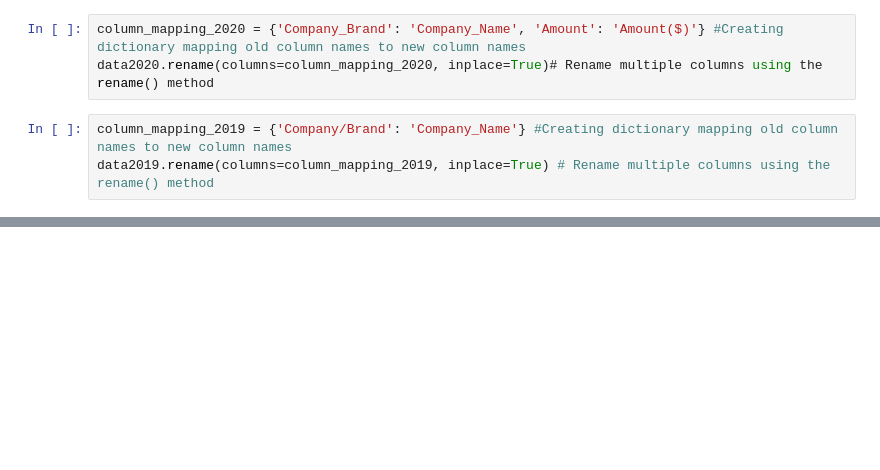
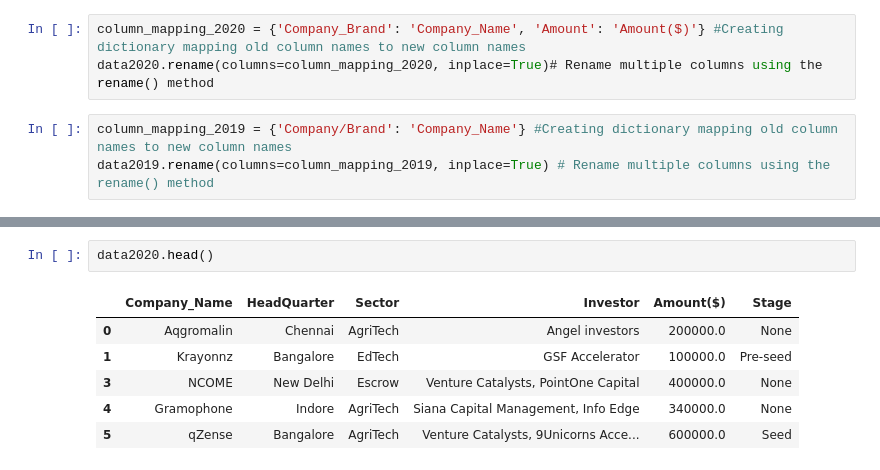
Before and after one commit to ShivajiKhajira/LP1_Project-1, a Jupyter notebook: LP1_startup_funding2020.ipynb, the cells around one changed output, grey strips where cells are left out. Drawn from its saved outputs; the diff is of its cells as text; blank space fills up the shorter version.

```diff
--- a/LP1_startup_funding2020.ipynb
+++ b/LP1_startup_funding2020.ipynb
@@ -397,0 +432,9 @@ data2018.rename(columns=column_mapping_2018, inplace=True)
+# %%
+data2020.head()
+# %% [output]
+|  | Company_Name | HeadQuarter | Sector | Investor | Amount($) | Stage |
+| 0 | Aqgromalin | Chennai | AgriTech | Angel investors | 200000.0 | None |
+| 1 | Krayonnz | Bangalore | EdTech | GSF Accelerator | 100000.0 | Pre-seed |
+| 3 | NCOME | New Delhi | Escrow | Venture Catalysts, PointOne Capital | 400000.0 | None |
+| 4 | Gramophone | Indore | AgriTech | Siana Capital Management, Info Edge | 340000.0 | None |
+| 5 | qZense | Bangalore | AgriTech | Venture Catalysts, 9Unicorns Acce... | 600000.0 | Seed |
```
Also changed, not shown: parts of 11 cells of this notebook.
